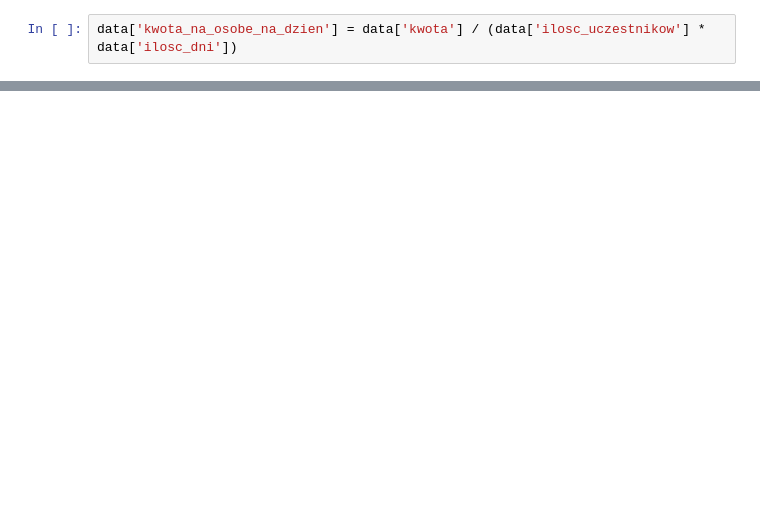
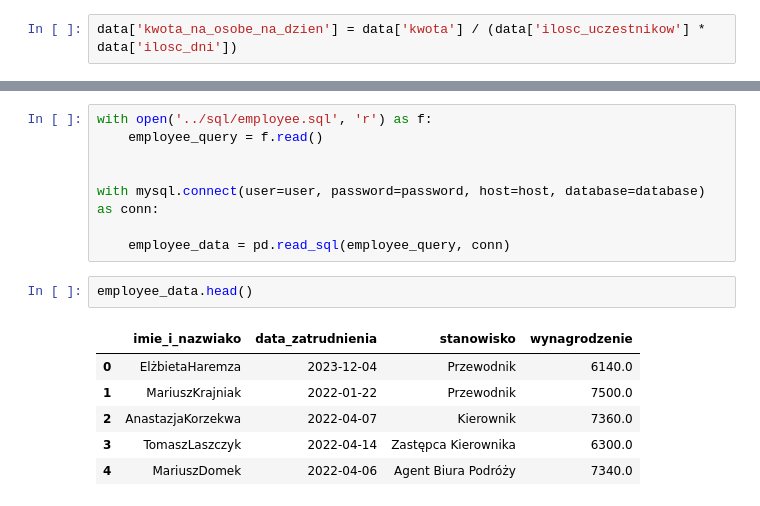
Before and after one commit to DominikJur/Travel-Agency-Data-Fill-and-Analysis, a Jupyter notebook: analysis/analysis.ipynb, the cells around one changed output, grey strips where cells are left out. Cells and saved outputs as stored; diff of their text form; blank space fills up the shorter version.

```diff
--- a/analysis/analysis.ipynb
+++ b/analysis/analysis.ipynb
@@ -74,0 +75,17 @@ with contextlib.redirect_stdout(open(os.devnull, 'w')):
+# %%
+with open('../sql/employee.sql', 'r') as f:
+    employee_query = f.read()
+
+
+with mysql.connect(user=user, password=password, host=host, database=database) as conn:
+
+    employee_data = pd.read_sql(employee_query, conn)
+# %%
+employee_data.head()
+# %% [output]
+|  | imie_i_nazwiako | data_zatrudnienia | stanowisko | wynagrodzenie |
+| 0 | ElżbietaHaremza | 2023-12-04 | Przewodnik | 6140.0 |
+| 1 | MariuszKrajniak | 2022-01-22 | Przewodnik | 7500.0 |
+| 2 | AnastazjaKorzekwa | 2022-04-07 | Kierownik | 7360.0 |
+| 3 | TomaszLaszczyk | 2022-04-14 | Zastępca Kierownika | 6300.0 |
+| 4 | MariuszDomek | 2022-04-06 | Agent Biura Podróży | 7340.0 |
```
Also changed, not shown: parts of 7 cells of this notebook, 7 other files.
